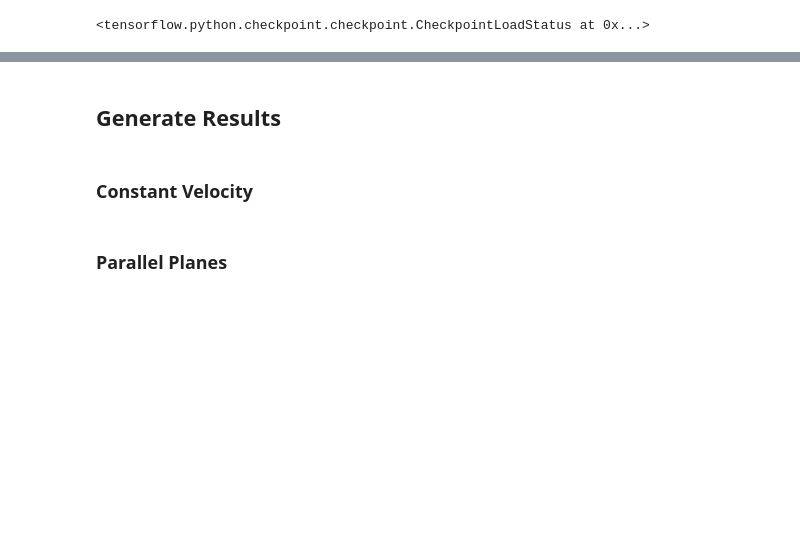
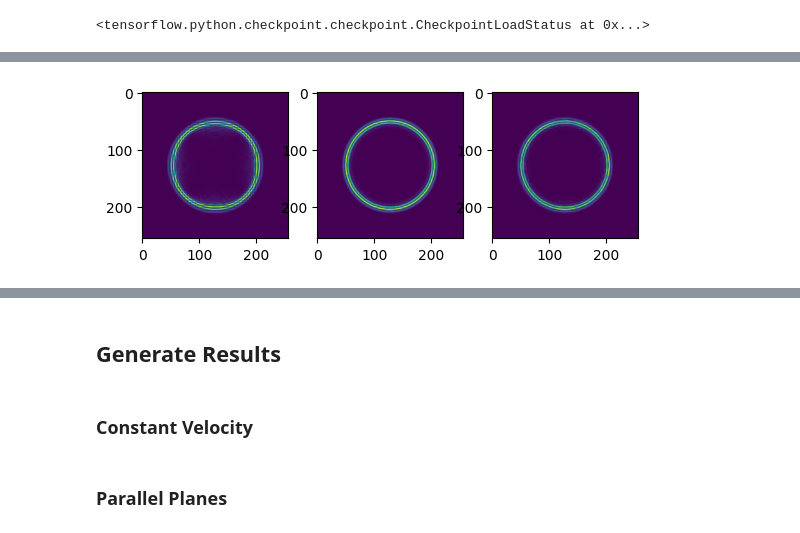
Before and after one commit to antoniomedeiros1/acwv-postprocessing, a Jupyter notebook: notebooks/main.ipynb, the cells around one changed output, grey strips where cells are left out. Saved outputs shown, nothing was run; the diff lists cells and outputs as text; code cells hidden in the pictures; blank space fills up the shorter version.

```diff
--- a/notebooks/main.ipynb
+++ b/notebooks/main.ipynb
@@ -466,0 +470,13 @@ output_data_0_500.vti
+# %%
+file = 'output_data_0_250.vti'
+
+inp, re = load(f'{dir}/coarse_grid/{file}', f'{dir}/refined_grid/{file}')
+
+prediction = generator(inp[tf.newaxis, ...], training=True)[0]
+
+plt.subplot(1,3,1); plt.imshow(sobel_operator(tf.expand_dims(inp, axis=0))[0,...,0])
+plt.subplot(1,3,2); plt.imshow(sobel_operator(tf.expand_dims(re, axis=0))[0,...,0])
+plt.subplot(1,3,3); plt.imshow(sobel_operator(tf.expand_dims(prediction, axis=0))[0,...,0])
+plt.show()
+# %% [output]
+[figure, added]
```
Also changed, not shown: parts of 9 cells of this notebook.
